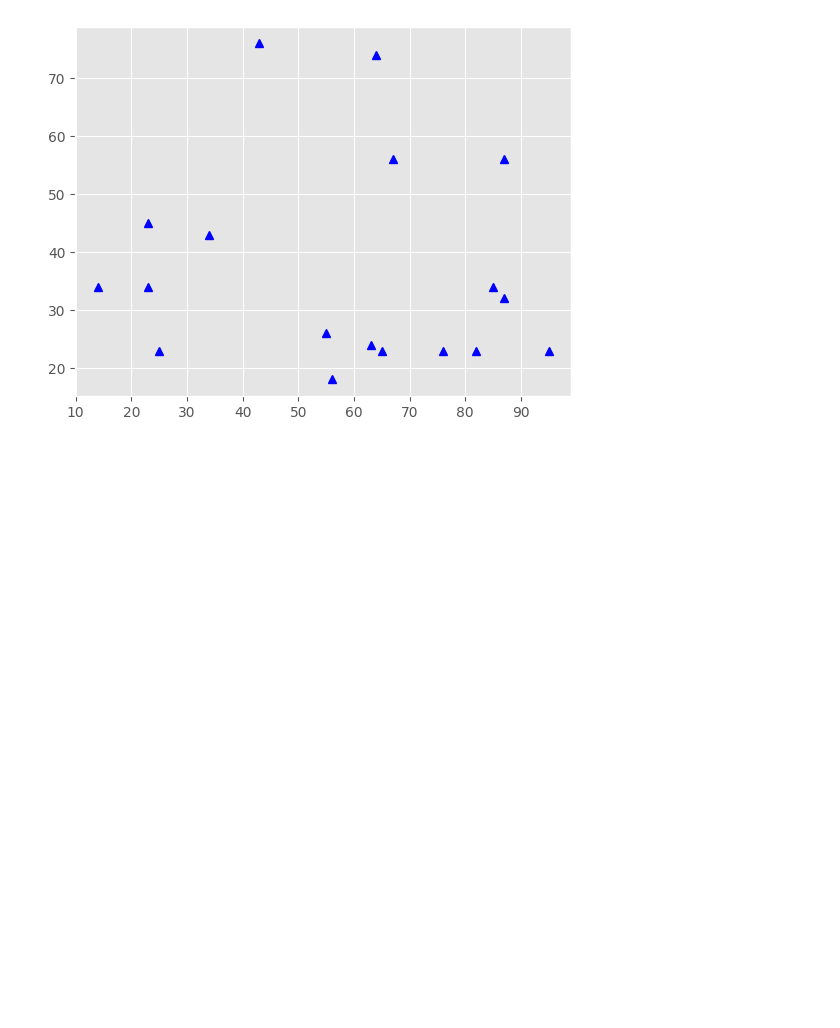
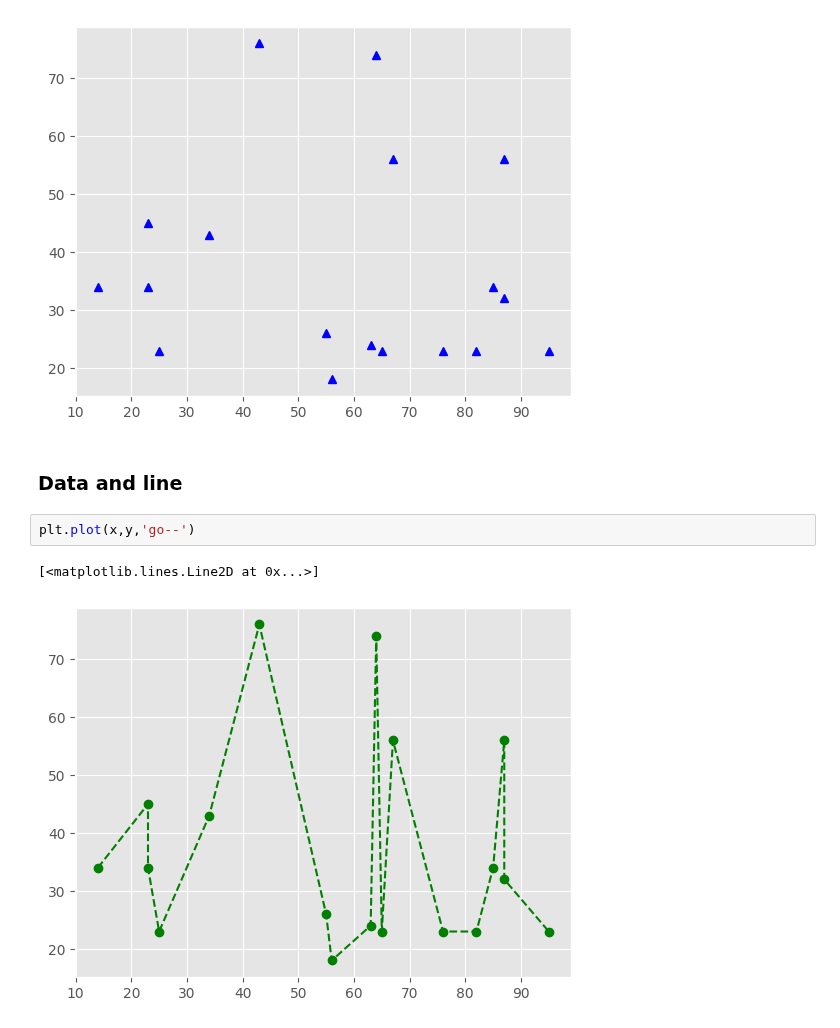
Before and after one commit to dbasdanis/python_practice, a Jupyter notebook: plots/plots.ipynb, the cells around one changed output. Cells and saved outputs as stored; diff of their text form; blank space fills up the shorter version.

Commit message:
feat: data and line

```diff
--- a/plots/plots.ipynb
+++ b/plots/plots.ipynb
@@ -238,3 +238,10 @@ plt.plot(x,y,'b^')
 # %% [output]
 [<matplotlib.lines.Line2D at 0x...>]
 [figure]
+# %% [markdown]
+### Data and line
+# %%
+plt.plot(x,y,'go--')
+# %% [output]
+[<matplotlib.lines.Line2D at 0x...>]
+[figure, added]
```
